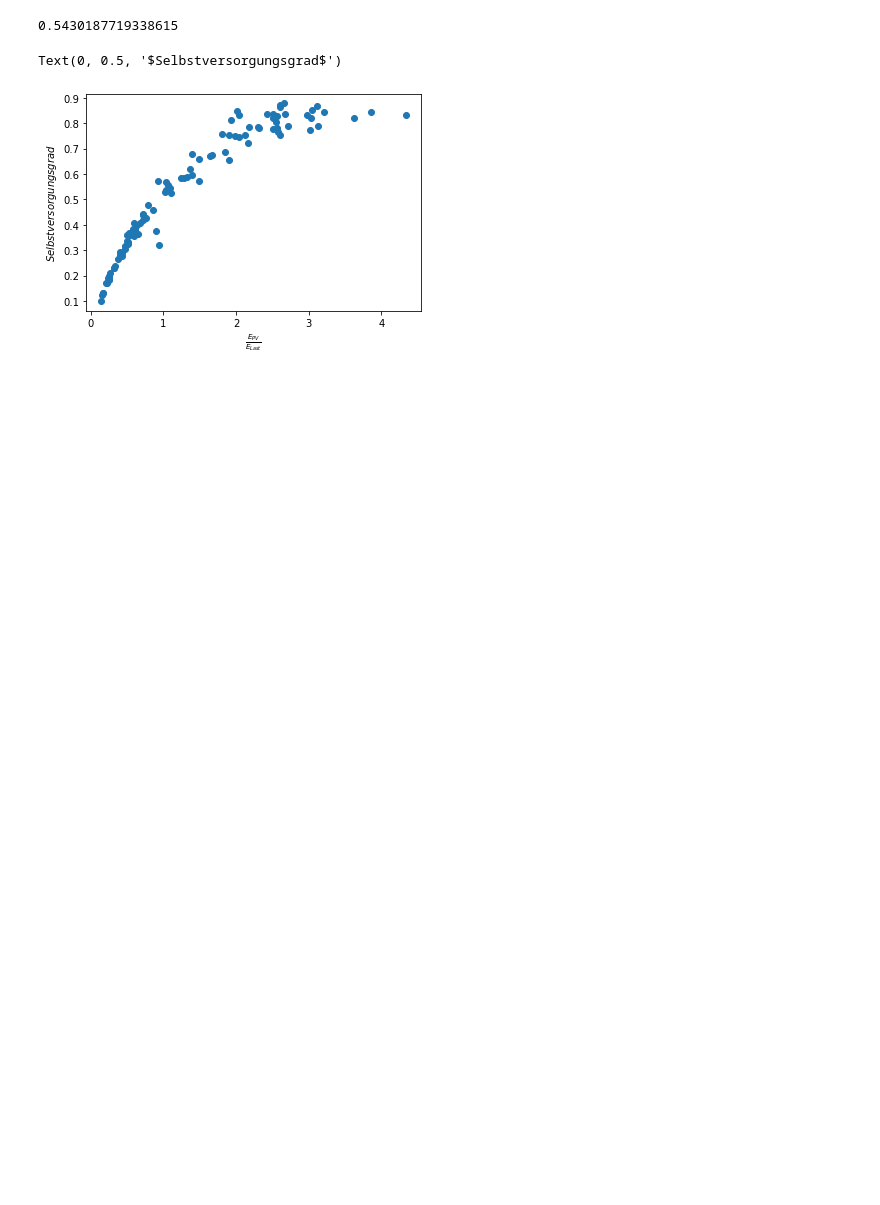
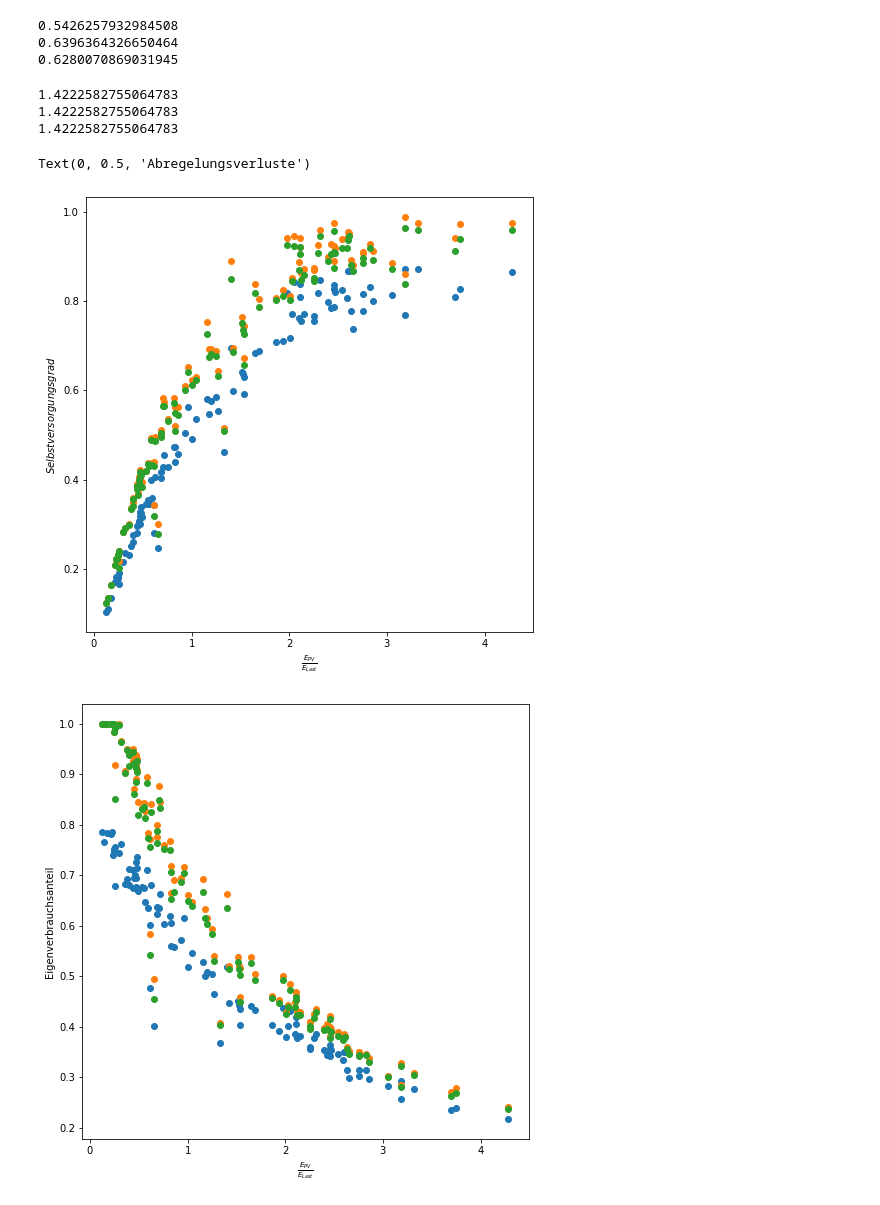
Before and after one commit to flxh/diploma, a Jupyter notebook: src/ml/Evaluation.ipynb, the cells around one changed output. Drawn from its saved outputs; the diff is of its cells as text; code cells hidden in the pictures; blank space fills up the shorter version.

```diff
--- a/src/ml/Evaluation.ipynb
+++ b/src/ml/Evaluation.ipynb
@@ -35,21 +47,47 @@ print('done')
 99
 done
 # %%
-load_sums =  np.array(load_sums)
-bought_sums = np.array(bought_sums)
-pv_sums = np.array(pv_sums)
+for d in [ml_sums, prio_sums, prog_sums]:
+    load_sums =  np.array(d['load_sums'])
+    bought_sums = np.array(d['bought_sums'])
+    pv_sums = np.array(d['pv_sums'])
+    sold_sums = np.array(d['sold_sums'])
+    wasted_sums = np.array(d['wasted_sums'])
 
-pv_load_ratio = -pv_sums/load_sums
-svg = 1-bought_sums/load_sums
-print(np.mean(svg))
+    d['pv_load_ratio'] = -pv_sums/load_sums
+    d['svg'] = 1-bought_sums/load_sums
+    d['ev'] = (-pv_sums-wasted_sums-sold_sums)/-pv_sums
+    d['ar'] = wasted_sums/-pv_sums
+
+    print(np.mean(d['svg']))
 # %% [output]
-0.5430187719338615
+0.5426257932984508
+0.6396364326650464
+0.6280070869031945
-# %%
-import matplotlib.pyplot as plt
-fig, ax = plt.subplots()
-ax.scatter(pv_load_ratio, svg)
-ax.set_xlabel('$\\frac{E_{PV}}{E_{Last}}$')
-ax.set_ylabel('$Selbstversorgungsgrad$')
-# %% [output]
-Text(0, 0.5, '$Selbstversorgungsgrad$')
-[figure, removed]
+# %%
+import matplotlib.pyplot as plt
+fig, ax = plt.subplots(figsize=(8,8))
+for d in [ml_sums, prio_sums, prog_sums]:
+    print(np.mean(d['pv_load_ratio']))
+    ax.scatter(d['pv_load_ratio'], d['svg'])
+ax.set_xlabel('$\\frac{E_{PV}}{E_{Last}}$')
+ax.set_ylabel('$Selbstversorgungsgrad$')
+
+fig, ax = plt.subplots(figsize=(8,8))
+for d in [ml_sums, prio_sums, prog_sums]:
+    ax.scatter(d['pv_load_ratio'], d['ev'])
+ax.set_xlabel('$\\frac{E_{PV}}{E_{Last}}$')
+ax.set_ylabel('Eigenverbrauchsanteil')
+
+fig, ax = plt.subplots(figsize=(8,8))
+for d in [ml_sums, prio_sums, prog_sums]:
+    ax.scatter(d['pv_load_ratio'], d['ar'])
+ax.set_xlabel('$\\frac{E_{PV}}{E_{Last}}$')
+ax.set_ylabel('Abregelungsverluste')
+# %% [output]
+1.4222582755064783
+1.4222582755064783
+1.4222582755064783
+Text(0, 0.5, 'Abregelungsverluste')
+[figure, added]
+[figure, added]
```
Also changed, not shown: parts of 2 cells of this notebook, 2 other files.
